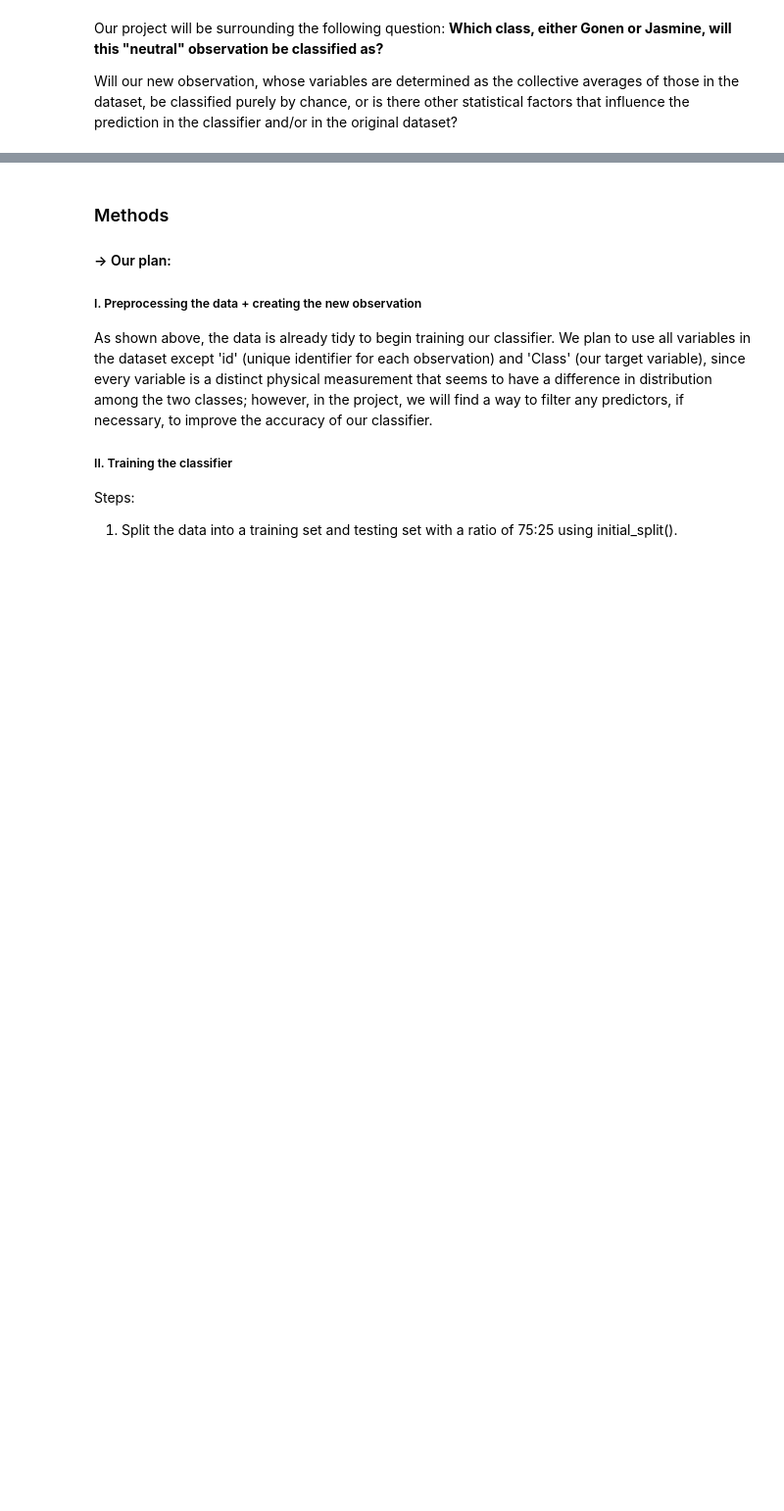
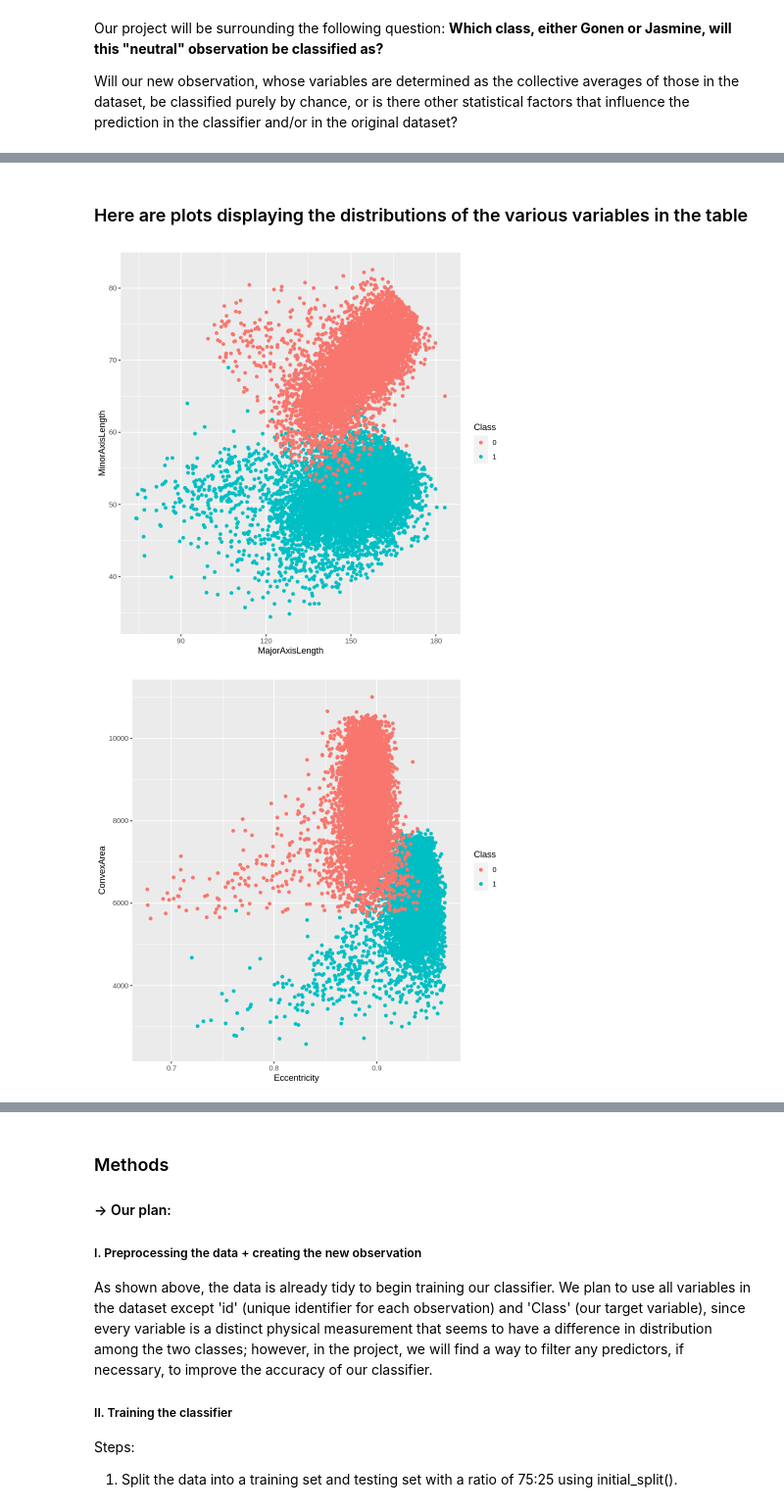
Before and after one commit to sean-prk/dsci-100-group-proposal, a Jupyter notebook: group-proposal.ipynb, the cells around one changed output, grey strips where cells are left out. Shown at 98% size. Cells and saved outputs as stored; diff of their text form; code cells hidden in the pictures; blank space fills up the shorter version.

Commit message:
Prelim Data Analysis

```diff
--- a/group-proposal.ipynb
+++ b/group-proposal.ipynb
@@ -16,7 +27,7 @@ library(tidyverse)
 #### -> About the dataset
 Different types of rice are classified biologically by their origin; however, these types can also usually be identified by by their physical measurements and properties. In our dataset, "riceClassification.csv", there are more than 15,000 observations of rice grains with specified physical measurements that classify as either the rice type "**Gonen** (indicated by the factor 0)" or "**Jasmine** (indicated by the factor 1)". This data is derived from another rice observation dataset, specifically modified for efficient binary classification.
 # %%
-rice_data <- read_csv("data/riceClassification.csv") |>
+rice_data <- read_csv("riceClassification.csv") |>
     mutate(Class = as_factor(Class))
 rice_data
 # %% [output]
@@ -64,0 +96,16 @@ Will our new observation, whose variables are determined as the collective avera
+# %% [markdown]
+### Here are plots displaying the distributions of the various variables in the table
+# %%
+ggplot(rice_data, aes(x=MajorAxisLength, y = MinorAxisLength, color=Class)) +
+    geom_point()
+ggplot(rice_data, aes(x=Eccentricity, y = ConvexArea, color=Class)) +
+    geom_point()
+ggplot(rice_data, aes(x=EquivDiameter, y = Extent, color=Class)) +
+    geom_point()
+ggplot(rice_data, aes(x=Perimeter, y = Roundness, color=Class)) +
+    geom_point()
+ggplot(rice_data, aes(x=MajorAxisLength, y = AspectRation, color=Class)) +
+    geom_point()
+# %% [output]
+[figure, added]
+[figure, added]
```
Also changed, not shown: parts of 7 cells of this notebook, 1 other file.
